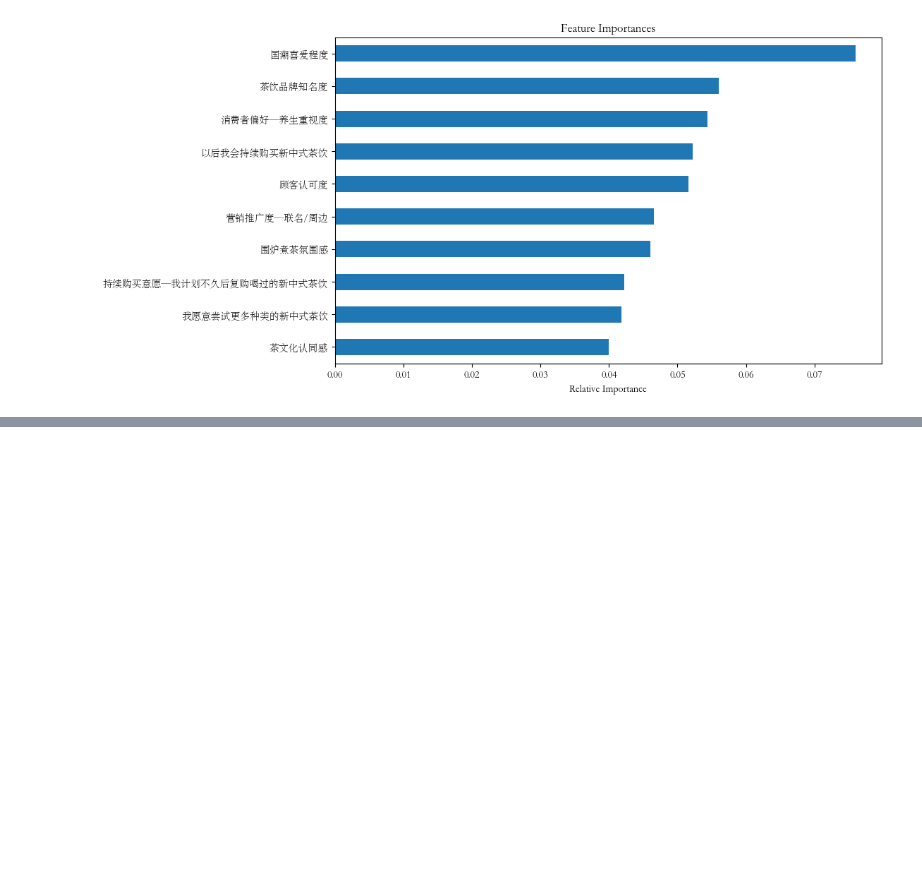
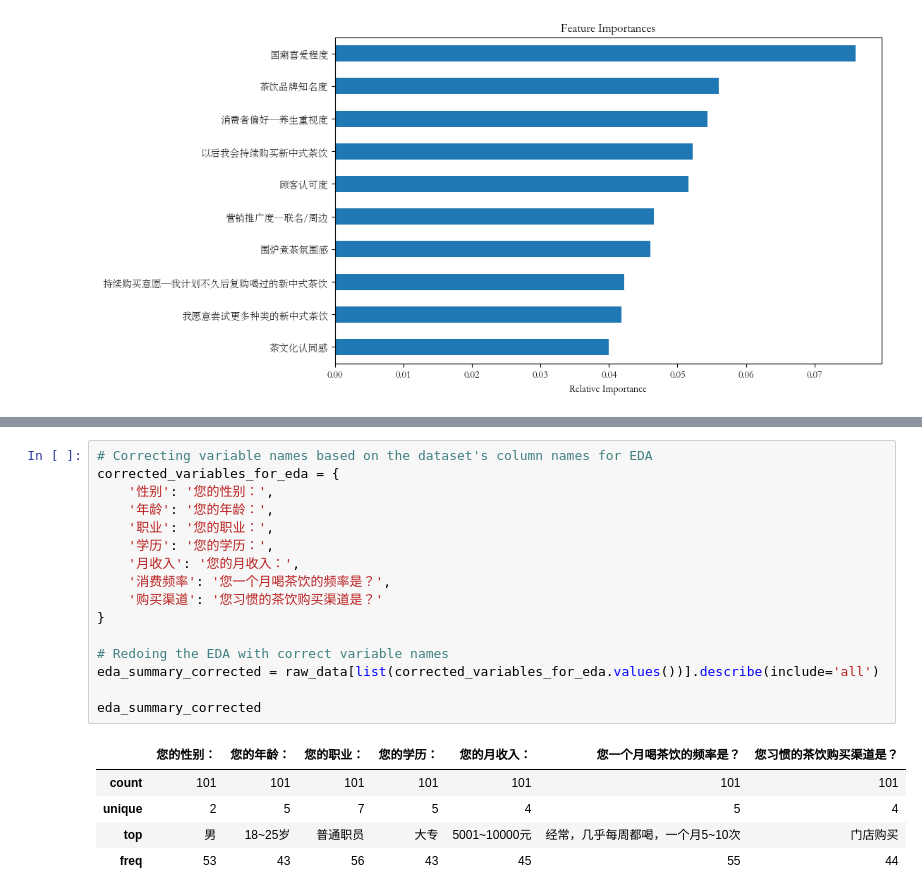
Before and after one commit to wifi504/new-cn-tea-analysis, a Jupyter notebook: main.ipynb, the cells around one changed output, grey strips where cells are left out. Saved outputs shown, nothing was run; the diff lists cells and outputs as text; blank space fills up the shorter version.

```diff
--- a/main.ipynb
+++ b/main.ipynb
@@ -205,0 +234,22 @@ plt.show()
+# %%
+# Correcting variable names based on the dataset's column names for EDA
+corrected_variables_for_eda = {
+    '性别': '您的性别：',
+    '年龄': '您的年龄：',
+    '职业': '您的职业：',
+    '学历': '您的学历：',
+    '月收入': '您的月收入：',
+    '消费频率': '您一个月喝茶饮的频率是？',
+    '购买渠道': '您习惯的茶饮购买渠道是？'
+}
+
+# Redoing the EDA with correct variable names
+eda_summary_corrected = raw_data[list(corrected_variables_for_eda.values())].describe(include='all')
+
+eda_summary_corrected
+# %% [output]
+|  | 您的性别： | 您的年龄： | 您的职业： | 您的学历： | 您的月收入： | 您一个月喝茶饮的频率是？ | 您习惯的茶饮购买渠道是？ |
+| count | 101 | 101 | 101 | 101 | 101 | 101 | 101 |
+| unique | 2 | 5 | 7 | 5 | 4 | 5 | 4 |
+| top | 男 | 18~25岁 | 普通职员 | 大专 | 5001~10000元 | 经常，几乎每周都喝，一个月5~10次 | 门店购买 |
+| freq | 53 | 43 | 56 | 43 | 45 | 55 | 44 |
```
Also changed, not shown: parts of 13 cells of this notebook.
